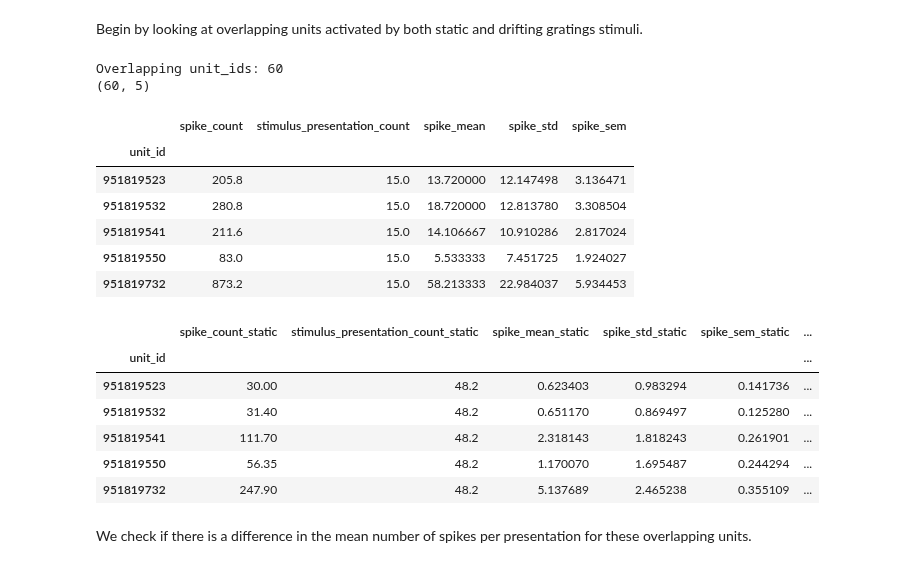
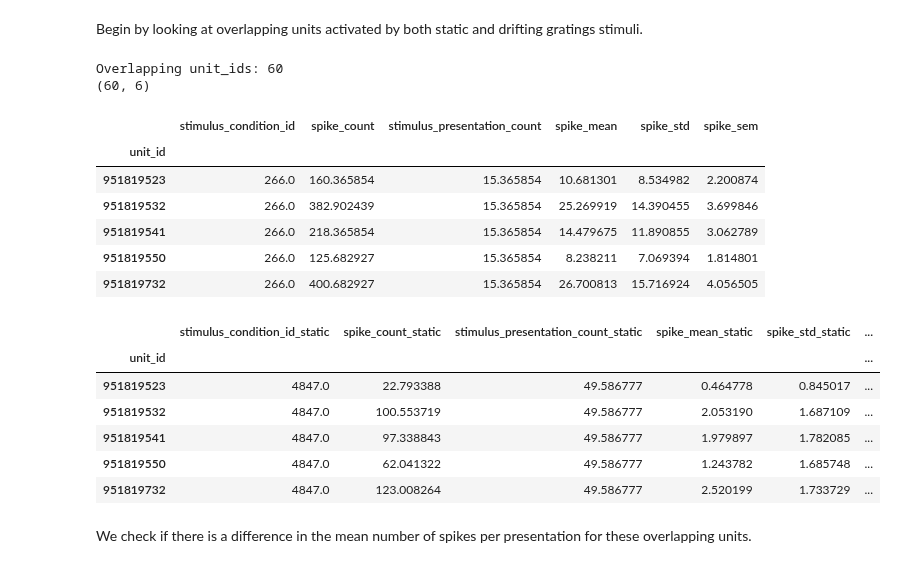
Before and after one commit to tebe-nigrelli/MMN-Group-Project, a Jupyter notebook: 02_Hypothesis_Testing.ipynb, the cells around one changed output. Saved outputs shown, nothing was run; the diff lists cells and outputs as text; code cells hidden in the pictures.

```diff
--- a/02_Hypothesis_Testing.ipynb
+++ b/02_Hypothesis_Testing.ipynb
@@ -83,7 +21,10 @@ def get_spike(session, stimuli, ecephys_structure_acronym):
 # %% [markdown]
 We select spike_count data in VISam region to begin with.
 # %%
-static_spike_counts = get_spike(session, stimuli = "static_gratings", ecephys_structure_acronym="VISam")
+static_spike_counts = get_conditionwise_spike_statistics(
+  stimulus_name = "static_gratings",
+  structure_acronym = "VISam"
+)
 
 static_spike_counts
 # %% [output]
@@ -104,5 +45,8 @@ static_spike_counts
 # %%
-drifting_spike_counts = get_spike(session, stimuli = "drifting_gratings", ecephys_structure_acronym="VISam")
+drifting_spike_counts = get_conditionwise_spike_statistics(
+    stimulus_name = "drifting_gratings",
+    structure_acronym = "VISam"
+)
 
 drifting_spike_counts
 # %% [output]
@@ -128,8 +72,8 @@ import matplotlib.pyplot as plt
 import seaborn as sns
 from scipy import stats
 # %%
-drifting_spike_counts_unind = drifting_spike_counts.reset_index(level='stimulus_condition_id', drop=True)
-static_spike_counts_unind= static_spike_counts.reset_index(level='stimulus_condition_id', drop=True)
+drifting_spike_counts_unind = drifting_spike_counts.reset_index()
+static_spike_counts_unind = static_spike_counts.reset_index()
 
 static_spike_counts_unind
 # %% [output]
@@ -150,37 +93,38 @@ static_spike_counts_unind
 # %% [markdown]
 Begin by looking at overlapping units activated by both static and drifting gratings stimuli.
 # %%
-n_overlap = len(set(drifting_spike_counts_unind.index) & set(static_spike_counts_unind.index))
+n_overlap = len(set(drifting_spike_counts_unind['unit_id']) & set(static_spike_counts_unind['unit_id']))
 print("Overlapping unit_ids:", n_overlap)
 
 drifting_spike_counts_mean = drifting_spike_counts_unind.groupby("unit_id").mean()
 static_spike_counts_mean = static_spike_counts_unind.groupby("unit_id").mean()
 
 print(drifting_spike_counts_mean.shape)
 
 drifting_spike_counts_mean.head()
 # %% [output]
 Overlapping unit_ids: 60
-(60, 5)
+(60, 6)
-|  | spike_count | stimulus_presentation_count | spike_mean | spike_std | spike_sem |
-| unit_id |  |  |  |  |  |
-| 951819523 | 205.8 | 15.0 | 13.720000 | 12.147498 | 3.136471 |
-| 951819532 | 280.8 | 15.0 | 18.720000 | 12.813780 | 3.308504 |
-| 951819541 | 211.6 | 15.0 | 14.106667 | 10.910286 | 2.817024 |
-| 951819550 | 83.0 | 15.0 | 5.533333 | 7.451725 | 1.924027 |
-| 951819732 | 873.2 | 15.0 | 58.213333 | 22.984037 | 5.934453 |
+|  | stimulus_condition_id | spike_count | stimulus_presentation_count | spike_mean | spike_std | spike_sem |
+| unit_id |  |  |  |  |  |  |
+| 951819523 | 266.0 | 160.365854 | 15.365854 | 10.681301 | 8.534982 | 2.200874 |
+| 951819532 | 266.0 | 382.902439 | 15.365854 | 25.269919 | 14.390455 | 3.699846 |
+| 951819541 | 266.0 | 218.365854 | 15.365854 | 14.479675 | 11.890855 | 3.062789 |
+| 951819550 | 266.0 | 125.682927 | 15.365854 | 8.238211 | 7.069394 | 1.814801 |
+| 951819732 | 266.0 | 400.682927 | 15.365854 | 26.700813 | 15.716924 | 4.056505 |
 # %%
-merged_spikes = static_spike_counts_mean.merge(drifting_spike_counts_mean, left_index=True, right_index=True, how="inner", suffixes=('_static', '_drifting'))
-
+merged_spikes = pd.merge(static_spike_counts_mean, drifting_spike_counts_mean,
+                         left_index=True, right_index=True,
+                         how="inner", suffixes=('_static', '_drifting'))
 merged_spikes.head()
 # %% [output]
-|  | spike_count_static | stimulus_presentation_count_static | spike_mean_static | spike_std_static | spike_sem_static | ... |
+|  | stimulus_condition_id_static | spike_count_static | stimulus_presentation_count_static | spike_mean_static | spike_std_static | ... |
 | unit_id |  |  |  |  |  | ... |
-| 951819523 | 30.00 | 48.2 | 0.623403 | 0.983294 | 0.141736 | ... |
-| 951819532 | 31.40 | 48.2 | 0.651170 | 0.869497 | 0.125280 | ... |
-| 951819541 | 111.70 | 48.2 | 2.318143 | 1.818243 | 0.261901 | ... |
-| 951819550 | 56.35 | 48.2 | 1.170070 | 1.695487 | 0.244294 | ... |
-| 951819732 | 247.90 | 48.2 | 5.137689 | 2.465238 | 0.355109 | ... |
+| 951819523 | 4847.0 | 22.793388 | 49.586777 | 0.464778 | 0.845017 | ... |
+| 951819532 | 4847.0 | 100.553719 | 49.586777 | 2.053190 | 1.687109 | ... |
+| 951819541 | 4847.0 | 97.338843 | 49.586777 | 1.979897 | 1.782085 | ... |
+| 951819550 | 4847.0 | 62.041322 | 49.586777 | 1.243782 | 1.685748 | ... |
+| 951819732 | 4847.0 | 123.008264 | 49.586777 | 2.520199 | 1.733729 | ... |
 # %% [markdown]
 We check if there is a difference in the mean number of spikes per presentation for these overlapping units.
 # %%
```
Also changed, not shown: parts of 15 cells of this notebook.
